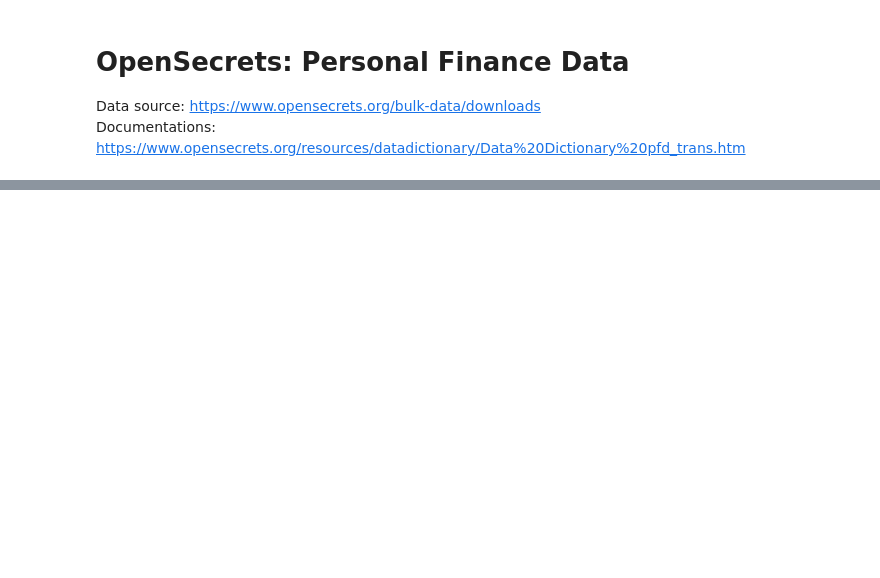
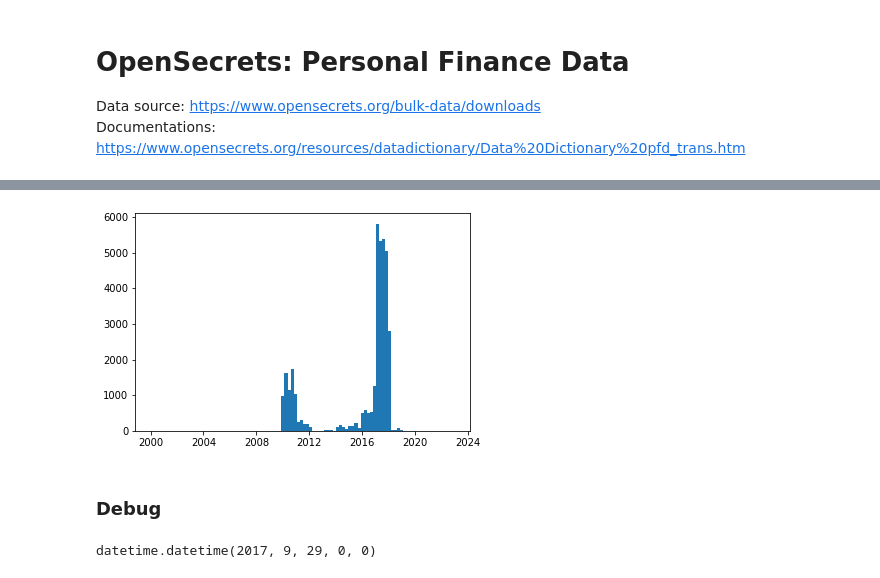
Before and after one commit to oooyiyangc/politician-voting-yc, a Jupyter notebook: src/pfd.ipynb, the cells around one changed output, grey strips where cells are left out. Cells and saved outputs as stored; diff of their text form; code cells hidden in the pictures; blank space fills up the shorter version.

```diff
--- a/src/pfd.ipynb
+++ b/src/pfd.ipynb
@@ -27,0 +72,10 @@ ParserError: Error tokenizing data. C error: Expected 26 fields in line 52371, s
+# %%
+plt.hist(datetime_lst[~pd.isnull(datetime_lst)], range=[datetime(2000, 1, 1, 0, 0), datetime(2022, 12, 31, 0, 0)], bins=100);
+# %% [output]
+[figure, added]
+# %% [markdown]
+### Debug
+# %%
+datetime.strptime(pfd["Asset4DateText"][0], '%m/%d/%Y')
+# %% [output]
+datetime.datetime(2017, 9, 29, 0, 0)
```
Also changed, not shown: parts of 13 cells of this notebook, 1 other file.
